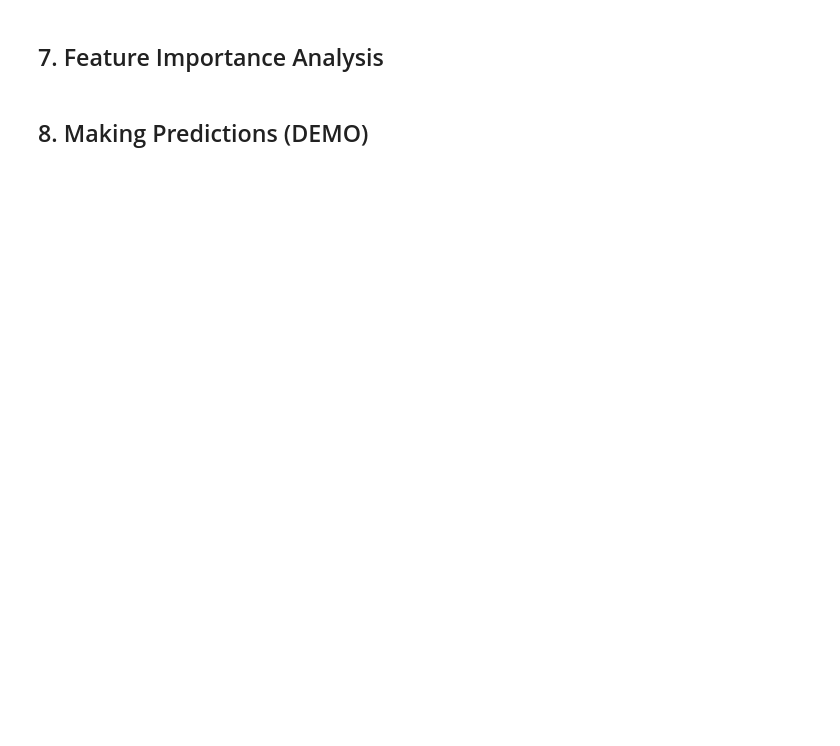
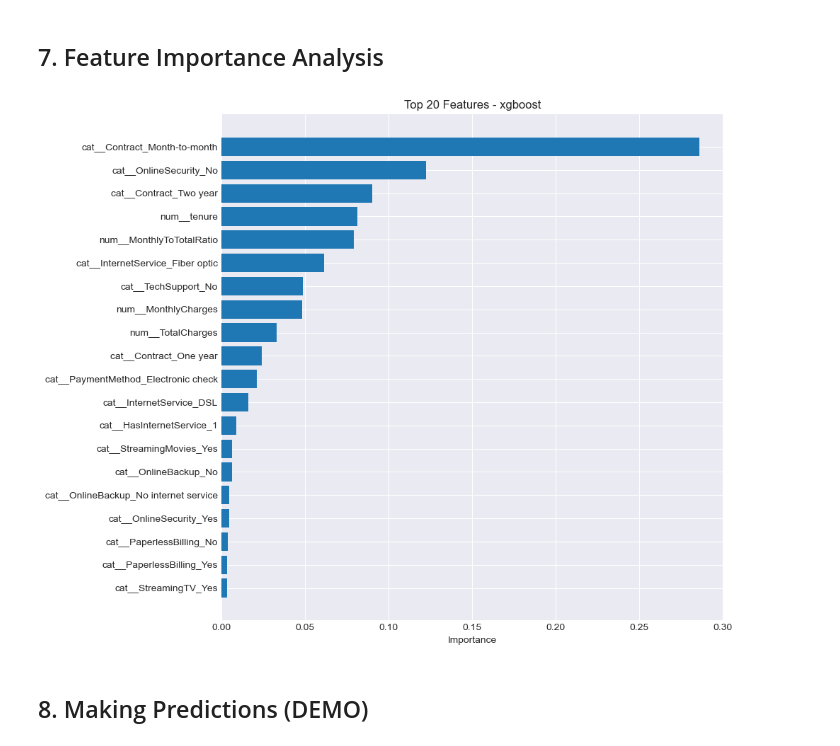
Before and after one commit to itxtx/customer_churn_prediction, a Jupyter notebook: churn_notebook.ipynb, the cells around one changed output. Cells and saved outputs as stored; diff of their text form; code cells hidden in the pictures; blank space fills up the shorter version.

```diff
--- a/churn_notebook.ipynb
+++ b/churn_notebook.ipynb
@@ -653,25 +659,23 @@ IndexError: index 3 is out of bounds for axis 0 with size 3
 # %%
-# Get the best model pipeline
-best_model_name = trainer.best_model
-best_pipeline = results[best_model_name]['pipeline']
+random_forest_pipeline = results['random_forest']['pipeline']
+# Extract feature names after preprocessing
+random_forest_preprocessor = random_forest_pipeline.named_steps.get('preprocessor')
+random_forest_feature_names = random_forest_preprocessor.get_feature_names_out()
 
-# Extract feature names after preprocessing
-preprocessor = best_pipeline.named_steps.get('preprocessor')
-feature_names = preprocessor.get_feature_names_out()
 
-# Get feature importance for tree-based models
-if best_model_name in ['random_forest', 'gradient_boosting']:
-    importance_df = trainer.get_feature_importance(best_pipeline, feature_names)
+random_forest_importance_df = trainer.get_feature_importance(random_forest_pipeline, random_forest_feature_names)
 
     # Visualize top features
-    top_features = importance_df.head(20)
-    plt.figure(figsize=(10, 8))
-    plt.barh(top_features['feature'], top_features['importance'])
-    plt.xlabel('Importance')
-    plt.title(f'Top 20 Features - {best_model_name}')
-    plt.gca().invert_yaxis()
-    plt.tight_layout()
-    plt.show()
+top_features = random_forest_importance_df.head(20)
+plt.figure(figsize=(10, 8))
+plt.barh(top_features['feature'], top_features['importance'])
+plt.xlabel('Importance')
+plt.title(f'Top 20 Features - {model_name}')
+plt.gca().invert_yaxis()
+plt.tight_layout()
+plt.show()
+# %% [output]
+[figure, added]
 # %% [markdown]
 ## 8. Making Predictions (DEMO)
 # %%
```
Also changed, not shown: parts of 7 cells of this notebook, 2 other files.
